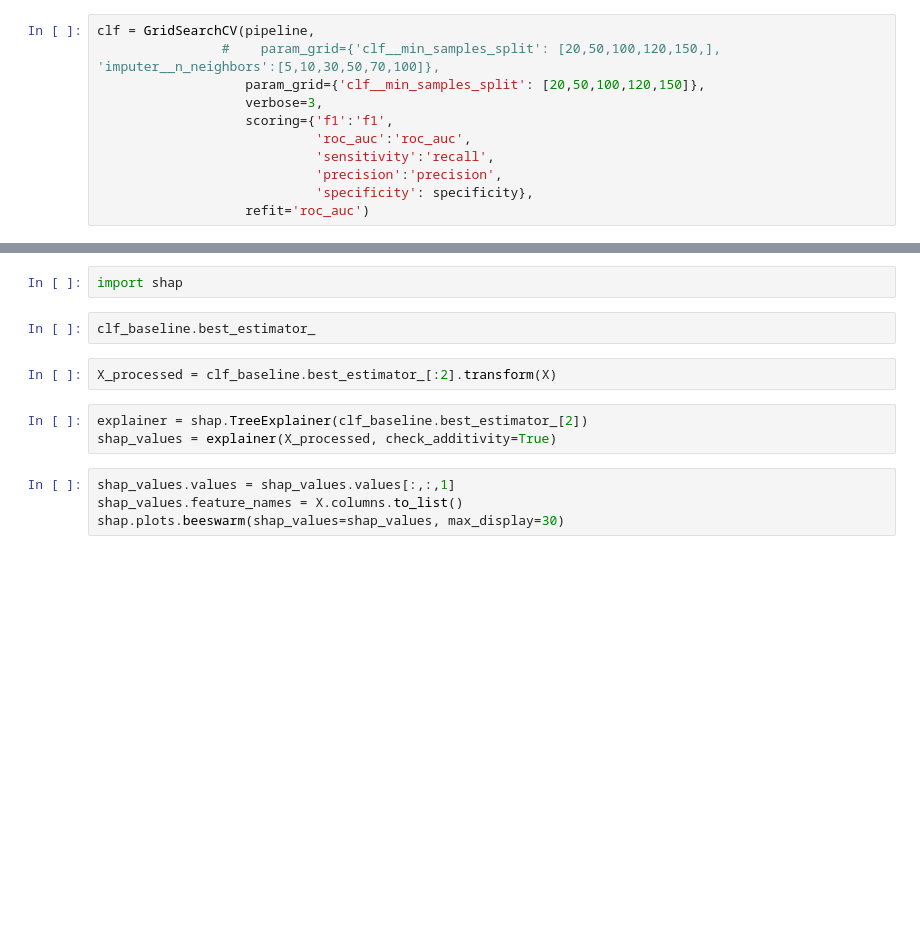
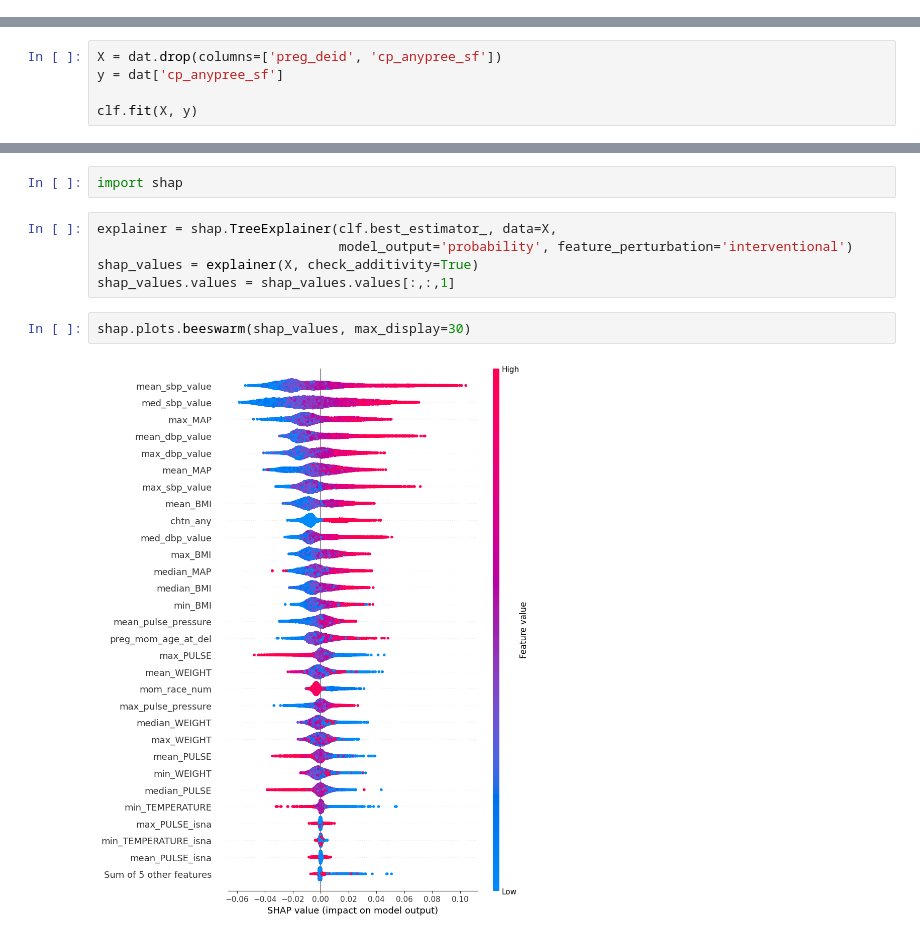
Before and after one commit to wake-forest-ctsi/ammi, a Jupyter notebook: analysis/zhma_ml_analysis/unc_preeclampsia_analysis/unc_preeclampsia.ipynb, the cells around one changed output, grey strips where cells are left out. Saved outputs shown, nothing was run; the diff lists cells and outputs as text; blank space fills up the shorter version.

```diff
--- a/analysis/zhma_ml_analysis/unc_preeclampsia_analysis/unc_preeclampsia.ipynb
+++ b/analysis/zhma_ml_analysis/unc_preeclampsia_analysis/unc_preeclampsia.ipynb
@@ -108,11 +168,0 @@ specificity = make_scorer(recall_score, pos_label=0)
-# %%
-clf = GridSearchCV(pipeline,
-                #    param_grid={'clf__min_samples_split': [20,50,100,120,150,], 'imputer__n_neighbors':[5,10,30,50,70,100]},
-                   param_grid={'clf__min_samples_split': [20,50,100,120,150]},
-                   verbose=3,
-                   scoring={'f1':'f1',
-                            'roc_auc':'roc_auc',
-                            'sensitivity':'recall',
-                            'precision':'precision',
-                            'specificity': specificity},
-                   refit='roc_auc')
@@ -128,0 +169,5 @@ clf_baseline = deepcopy(clf)
+# %%
+X = dat.drop(columns=['preg_deid', 'cp_anypree_sf'])
+y = dat['cp_anypree_sf']
+
+clf.fit(X, y)
@@ -132,14 +212,12 @@ clf.best_params_, clf.best_score_
 ### 4. initial look at feature importance
 # %%
 import shap
-# %%
-clf_baseline.best_estimator_
-# %%
-X_processed = clf_baseline.best_estimator_[:2].transform(X)
 # %%
-explainer = shap.TreeExplainer(clf_baseline.best_estimator_[2])
-shap_values = explainer(X_processed, check_additivity=True)
+explainer = shap.TreeExplainer(clf.best_estimator_, data=X,
+                               model_output='probability', feature_perturbation='interventional')
+shap_values = explainer(X, check_additivity=True)
+shap_values.values = shap_values.values[:,:,1]
-# %%
-shap_values.values = shap_values.values[:,:,1]
-shap_values.feature_names = X.columns.to_list()
-shap.plots.beeswarm(shap_values=shap_values, max_display=30)
+# %%
+shap.plots.beeswarm(shap_values, max_display=30)
+# %% [output]
+[figure, added]
```
Also changed, not shown: parts of 40 cells of this notebook, 4 other files.
